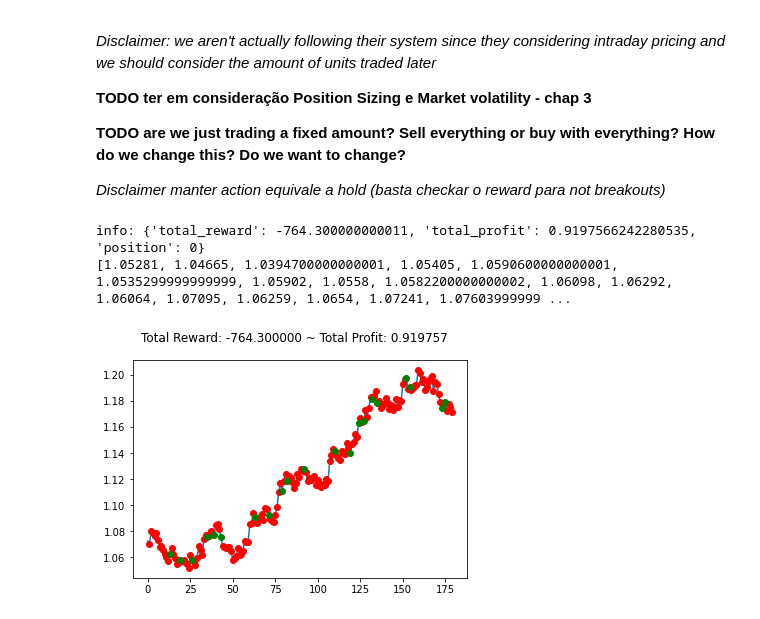
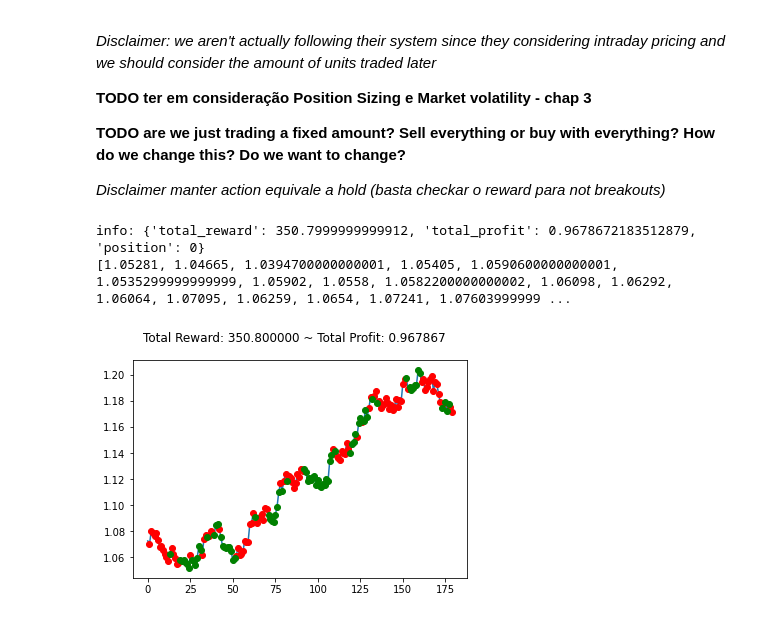
Before and after one commit to ISTTeo/AASMA, a Jupyter notebook: Project/Stonks.ipynb, the cells around one changed output. Saved outputs shown, nothing was run; the diff lists cells and outputs as text; code cells hidden in the pictures.

```diff
--- a/Project/Stonks.ipynb
+++ b/Project/Stonks.ipynb
@@ -37,18 +41,24 @@ df = pd.read_csv("FOREX_EURUSD_1H_ASK_DAILY.csv")
 env = gym.make('forex-v0', df=df,frame_bound=(21, 200), window_size=1)
 # env = gym.make('stocks-v0', frame_bound=(50, 100), window_size=10)
 
-obs = []
+pastCloses = list(df['Close'][0:20])
+observation = env.reset()
+sold = False
+action = 0
+while True:
 
-observation = env.reset()
-while True:
-    action = env.action_space.sample()
+    action, sold = rndCide(pastCloses,observation,sold,action)
+
+    pastCloses.append(observation[0][0])
     observation, reward, done, info = env.step(action)
-    obs.append({"obs":observation[0]})
-    #env.render()
+
     if done:
+        pastCloses.append(observation[0][0])
         print("info:", info)
         break
 
+print(pastCloses) #==
+#print(list(df['Close'][0:199]))
 plt.cla()
 env.render_all()
 plt.show()
@@ -78,47 +87,30 @@ Entries
 # %%
-#System 1
-#Not considering units
-#Not considering intraday pricing
-#Not trading amounts TODO apparently you just buy or sell ?!
 df = pd.read_csv("FOREX_EURUSD_1H_ASK_DAILY.csv")
 env = gym.make('forex-v0', df=df,frame_bound=(21, 200), window_size=1)
 # env = gym.make('stocks-v0', frame_bound=(50, 100), window_size=10)
 
 pastCloses = list(df['Close'][0:20])
 observation = env.reset()
 sold = False
+action = 0
 while True:
-    #print(observation)
-    #print()
-    lastClose = observation[0][0]
-    min20 = min(pastCloses[-20:])
-    max20 = max(pastCloses[-20:])
 
-    breakout = False
-    if(lastClose > max20 or  lastClose < min20): #Looks for breakout
-        breakout = True #useless
-        if(sold):
-            action = 1 #buy
-            sold = False #smarter way to do this just flip 0 and 1
-        else:
-            action = 0
-            sold = True
+    action, sold = turtleCide(pastCloses,observation,sold,action)
 
-    #action = env.action_space.sample()
     pastCloses.append(observation[0][0])
     observation, reward, done, info = env.step(action)
 
     if done:
         pastCloses.append(observation[0][0])
         print("info:", info)
         break
 
 print(pastCloses) #==
 #print(list(df['Close'][0:199]))
 plt.cla()
 env.render_all()
 plt.show()
 # %% [output]
-info: {'total_reward': -764.300000000011, 'total_profit': 0.9197566242280535, 'position': 0}
+info: {'total_reward': 350.7999999999912, 'total_profit': 0.9678672183512879, 'position': 0}
 [1.05281, 1.04665, 1.0394700000000001, 1.05405, 1.0590600000000001, 1.0535299999999999, 1.05902, 1.0558, 1.0582200000000002, 1.06098, 1.06292, 1.06064, 1.07095, 1.06259, 1.0654, 1.07241, 1.07603999999 ...
-[figure, old version]
+[figure, new version]
```
Also changed, not shown: parts of 5 cells of this notebook, 2 other files.
